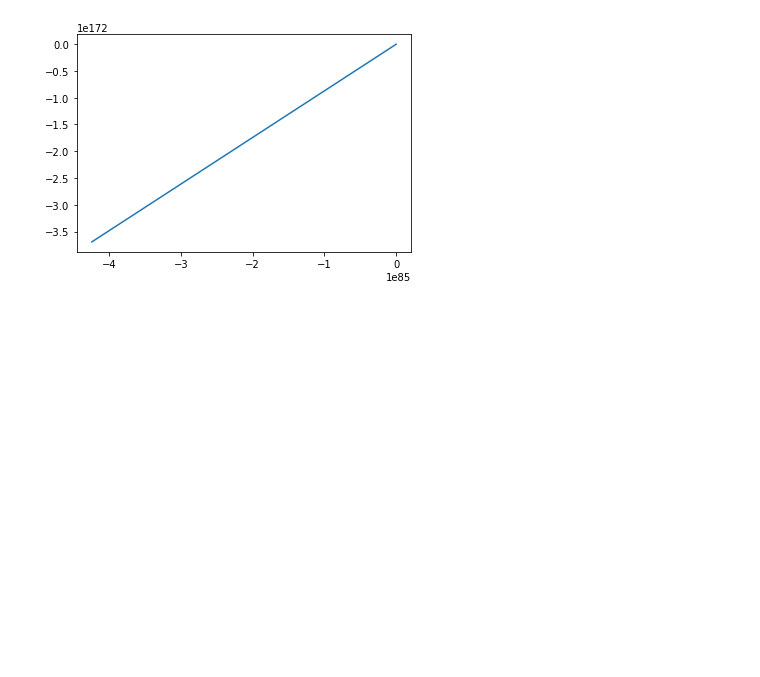
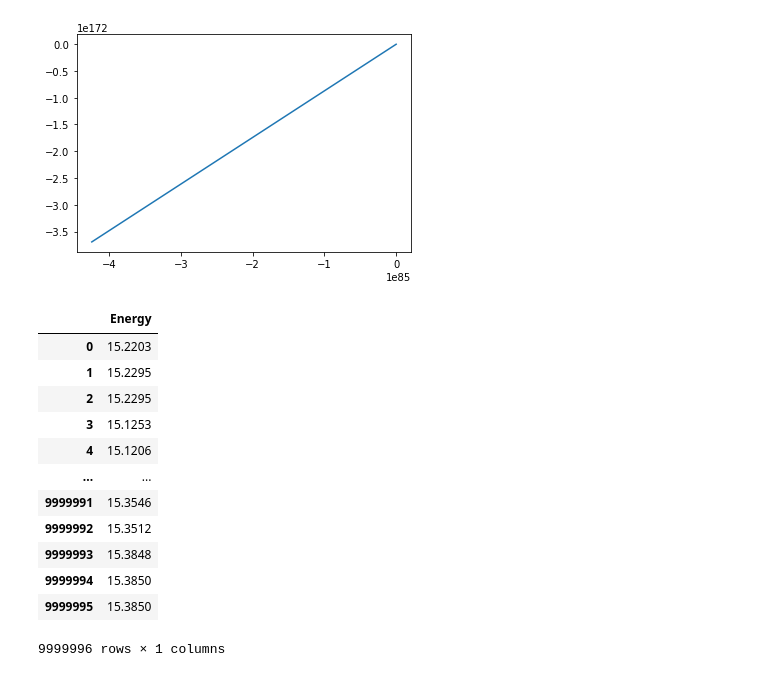
Before and after one commit to KarlHenrik/FYS4411-Gruppe, a Jupyter notebook: Project1/Code/Notebooks/EnergyPerAlpha.ipynb, the cells around one changed output. Drawn from its saved outputs; the diff is of its cells as text; code cells hidden in the pictures; blank space fills up the shorter version.

```diff
--- a/Project1/Code/Notebooks/EnergyPerAlpha.ipynb
+++ b/Project1/Code/Notebooks/EnergyPerAlpha.ipynb
@@ -29,0 +34,16 @@ for i, lr in zip([0, 1, 2, 3, 4], [0.001, 0.01, 0.1, 0.2, 0.5]):
+# %%
+a
+# %% [output]
+|  | Energy |
+| 0 | 15.2203 |
+| 1 | 15.2295 |
+| 2 | 15.2295 |
+| 3 | 15.1253 |
+| 4 | 15.1206 |
+| ... | ... |
+| 9999991 | 15.3546 |
+| 9999992 | 15.3512 |
+| 9999993 | 15.3848 |
+| 9999994 | 15.3850 |
+| 9999995 | 15.3850 |
+9999996 rows × 1 columns
```
Also changed, not shown: parts of 8 cells of this notebook, 7 other files.
